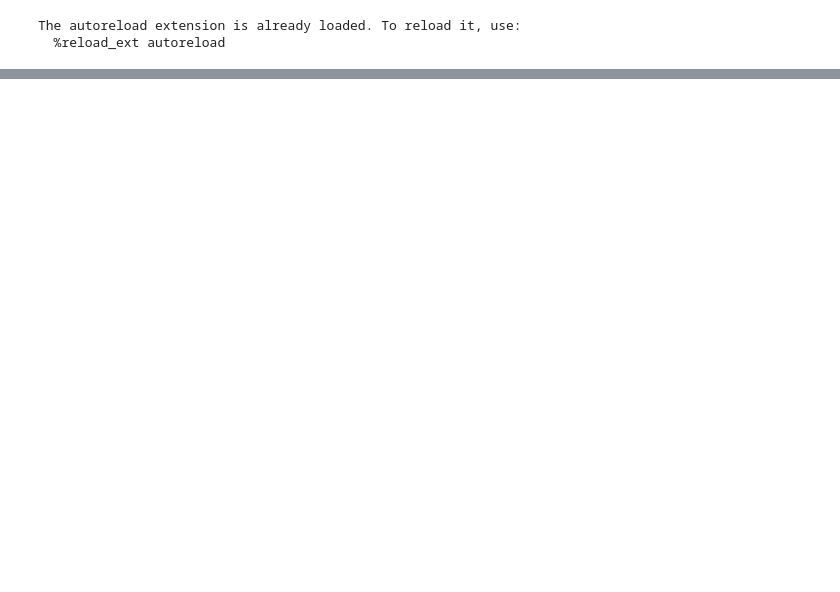
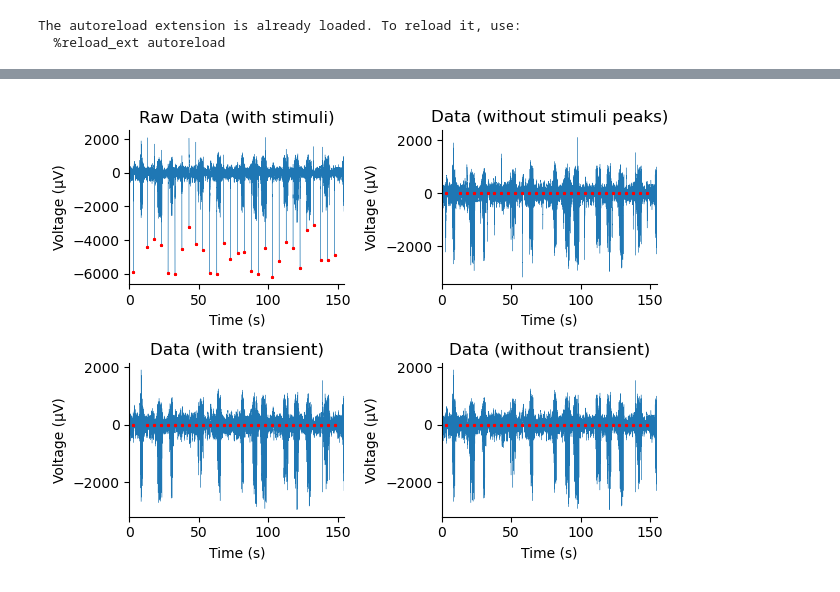
Before and after one commit to FrancescoNegri/neural-signal-analysis-project, a Jupyter notebook: preprocessing.ipynb, the cells around one changed output, grey strips where cells are left out. Saved outputs shown, nothing was run; the diff lists cells and outputs as text; code cells hidden in the pictures; blank space fills up the shorter version.

```diff
--- a/preprocessing.ipynb
+++ b/preprocessing.ipynb
@@ -63 +28,51 @@ ns.visualization.plot_raw_data(mean_transient)
+# %%
+# SALPA execution
+# Comment the line below to execute an extra SALPA round on the data in order to remove extra peaks
+data = np.copy(raw_data)
+_, ax = plt.subplots(2, 2)
+
+stimulus_idxs, _ = find_peaks(abs(data), height=3000, distance=4 * sampling_frequency)
+
+ns.visualization.plot_spikes(data, stimulus_idxs, ax=ax[0][0], sampling_time=sampling_time, title='Raw Data (with stimuli)')
+
+stimulus_samples = 100 # samples
+stimulus_half_samples = int(np.ceil(stimulus_samples / 2))
+stimulus_range = np.arange(-stimulus_half_samples, stimulus_half_samples)
+
+transient_duration = 0.7 # seconds
+transient_samples = int(np.ceil(transient_duration * sampling_frequency))
+transient_range = np.arange(stimulus_half_samples, stimulus_half_samples + transient_samples)
+transients = []
+
+for stimulus_idx in stimulus_idxs:
+    data[stimulus_idx + stimulus_range] = 0
+    transients.append(data[stimulus_idx + transient_range])
+
+ns.visualization.plot_spikes(data, stimulus_idxs, ax=ax[0][1], sampling_time=sampling_time, title='Data (without stimuli peaks)')
+
+mean_transient = np.mean(transients, 0)
+# ns.visualization.plot_raw_data(mean_transient)
+
+zero_idx = np.where(mean_transient >= 0)[0][0]
+extended_stimulus_range = np.arange(stimulus_half_samples, stimulus_half_samples + zero_idx)
+transients = []
+
+for stimulus_idx in stimulus_idxs:
+    data[stimulus_idx + extended_stimulus_range] = 0
+    transients.append(data[stimulus_idx + transient_range])
+
+ns.visualization.plot_spikes(data, stimulus_idxs, ax=ax[1][0], sampling_time=sampling_time, title='Data (with transient)')
+
+mean_transient = np.mean(transients, 0)
+mean_transient_smoothed = savgol_filter(mean_transient, 2001, 2)
+# ns.visualization.plot_raw_data(mean_transient)
+
+for stimulus_idx in stimulus_idxs:
+    data[stimulus_idx + transient_range] = data[stimulus_idx + transient_range] - mean_transient_smoothed
+
+ns.visualization.plot_spikes(data, stimulus_idxs, ax=ax[1][1], sampling_time=sampling_time, title='Data (without transient)')
+
+plt.tight_layout()
+# %% [output]
+[figure, added]
 # %%
```
Also changed, not shown: parts of 8 cells of this notebook.
